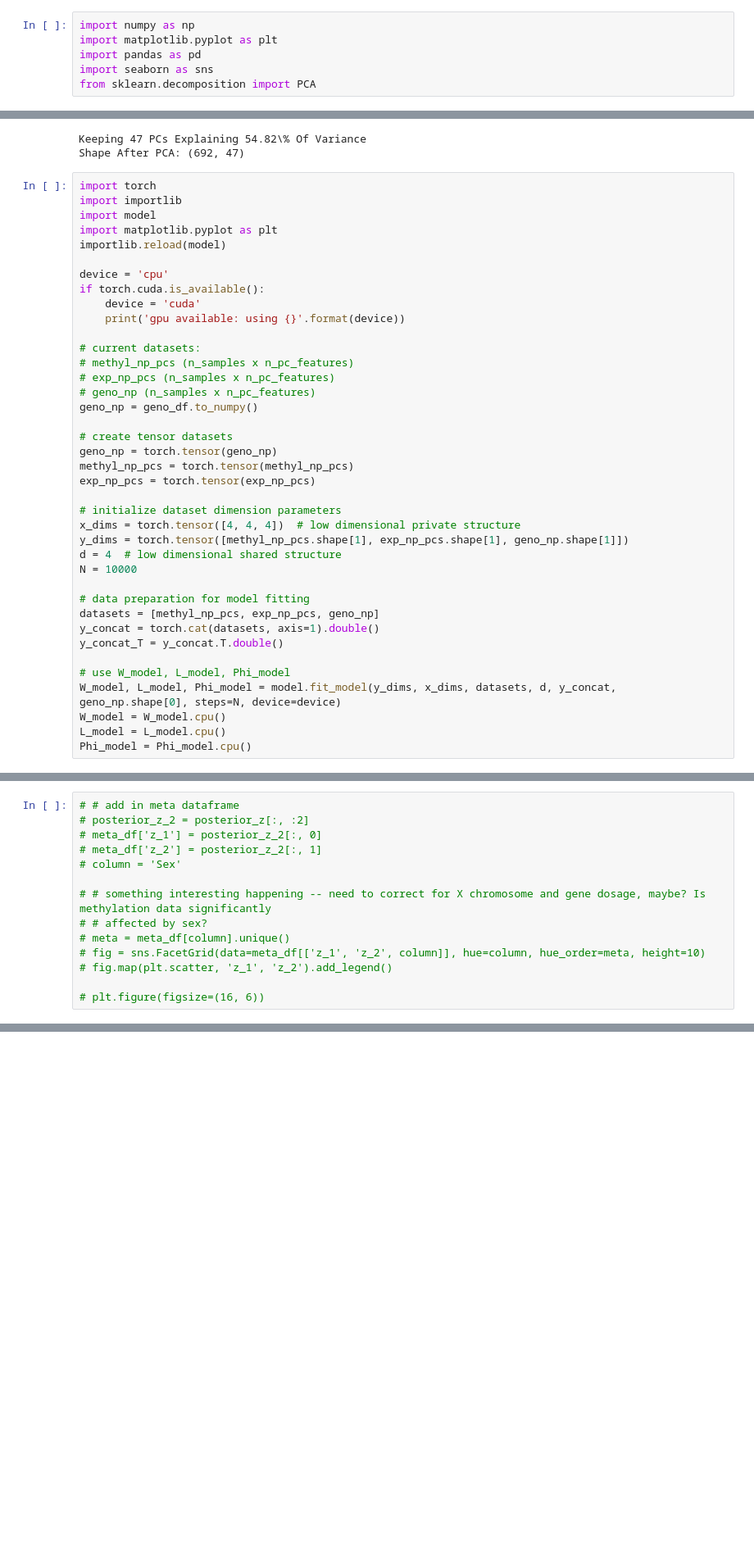
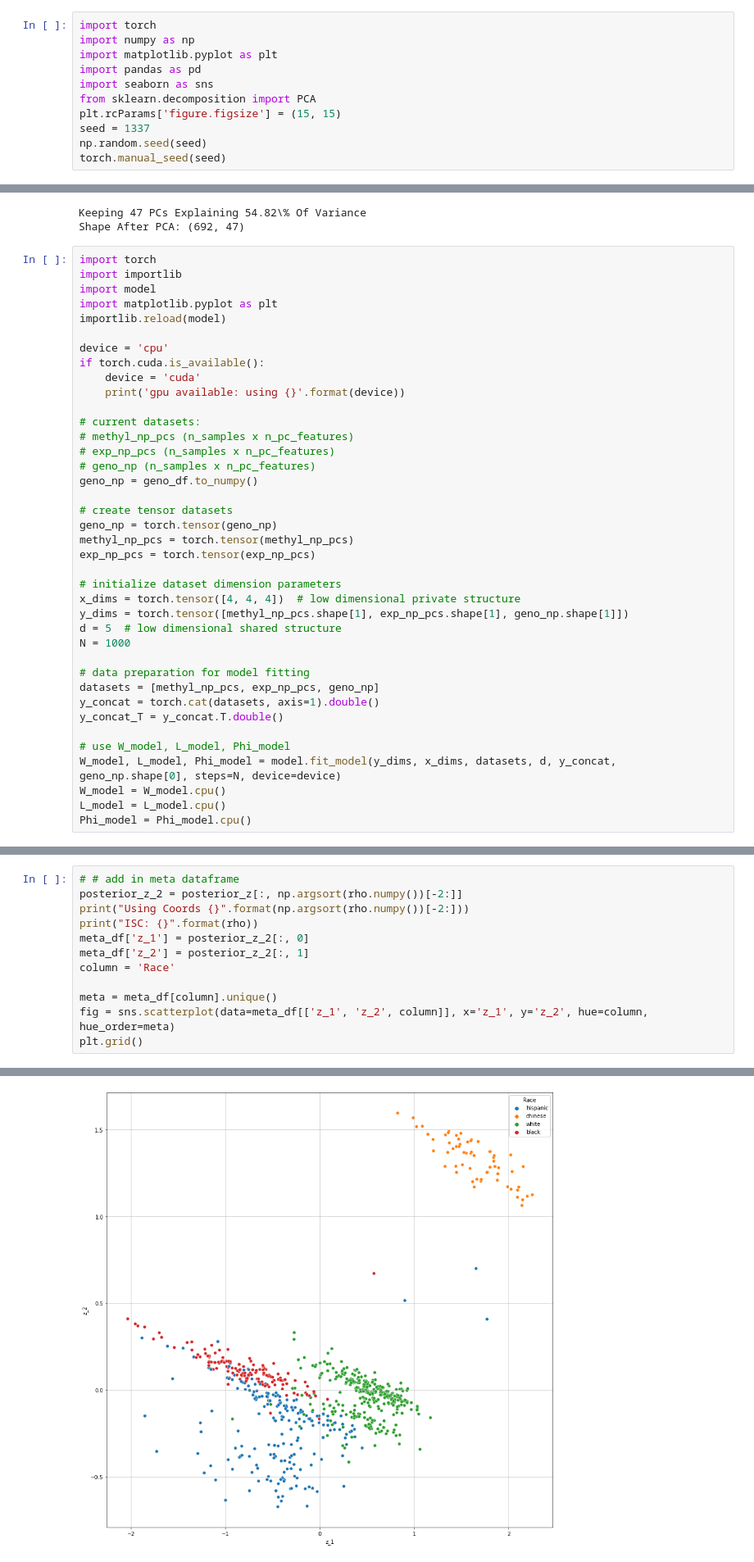
Before and after one commit to collinwa/MCFA, a Jupyter notebook: process_mesa.ipynb, the cells around one changed output, grey strips where cells are left out. Shown at 82% size. Saved outputs shown, nothing was run; the diff lists cells and outputs as text; blank space fills up the shorter version.

Commit message:
Private space visualizations, tests for eQTL, helper fns

```diff
--- a/process_mesa.ipynb
+++ b/process_mesa.ipynb
@@ -1,6 +1,11 @@
 # %%
+import torch
 import numpy as np
 import matplotlib.pyplot as plt
 import pandas as pd
 import seaborn as sns
 from sklearn.decomposition import PCA
+plt.rcParams['figure.figsize'] = (15, 15)
+seed = 1337
+np.random.seed(seed)
+torch.manual_seed(seed)
@@ -143,8 +150,8 @@ exp_np_pcs = torch.tensor(exp_np_pcs)
 # initialize dataset dimension parameters
 x_dims = torch.tensor([4, 4, 4])  # low dimensional private structure
 y_dims = torch.tensor([methyl_np_pcs.shape[1], exp_np_pcs.shape[1], geno_np.shape[1]])
-d = 4  # low dimensional shared structure
-N = 10000
+d = 5  # low dimensional shared structure
+N = 1000
 
 # data preparation for model fitting
 datasets = [methyl_np_pcs, exp_np_pcs, geno_np]
@@ -206,14 +191,13 @@ def compute_pairwise_correlations(projected_z):
 # %%
 # # add in meta dataframe
-# posterior_z_2 = posterior_z[:, :2]
-# meta_df['z_1'] = posterior_z_2[:, 0]
-# meta_df['z_2'] = posterior_z_2[:, 1]
-# column = 'Sex'
+posterior_z_2 = posterior_z[:, np.argsort(rho.numpy())[-2:]]
+print("Using Coords {}".format(np.argsort(rho.numpy())[-2:]))
+print("ISC: {}".format(rho))
+meta_df['z_1'] = posterior_z_2[:, 0]
+meta_df['z_2'] = posterior_z_2[:, 1]
+column = 'Race'
 
-# # something interesting happening -- need to correct for X chromosome and gene dosage, maybe? Is methylation data significantly
-# # affected by sex?
-# meta = meta_df[column].unique()
-# fig = sns.FacetGrid(data=meta_df[['z_1', 'z_2', column]], hue=column, hue_order=meta, height=10)
-# fig.map(plt.scatter, 'z_1', 'z_2').add_legend()
-
-# plt.figure(figsize=(16, 6))
+meta = meta_df[column].unique()
+fig = sns.scatterplot(data=meta_df[['z_1', 'z_2', column]], x='z_1', y='z_2', hue=column, hue_order=meta)
+plt.grid()
+# %% [output]
@@ -219,0 +206 @@ def compute_pairwise_correlations(projected_z):
+[figure, added]
```
Also changed, not shown: parts of 13 cells of this notebook, 2 other files.
